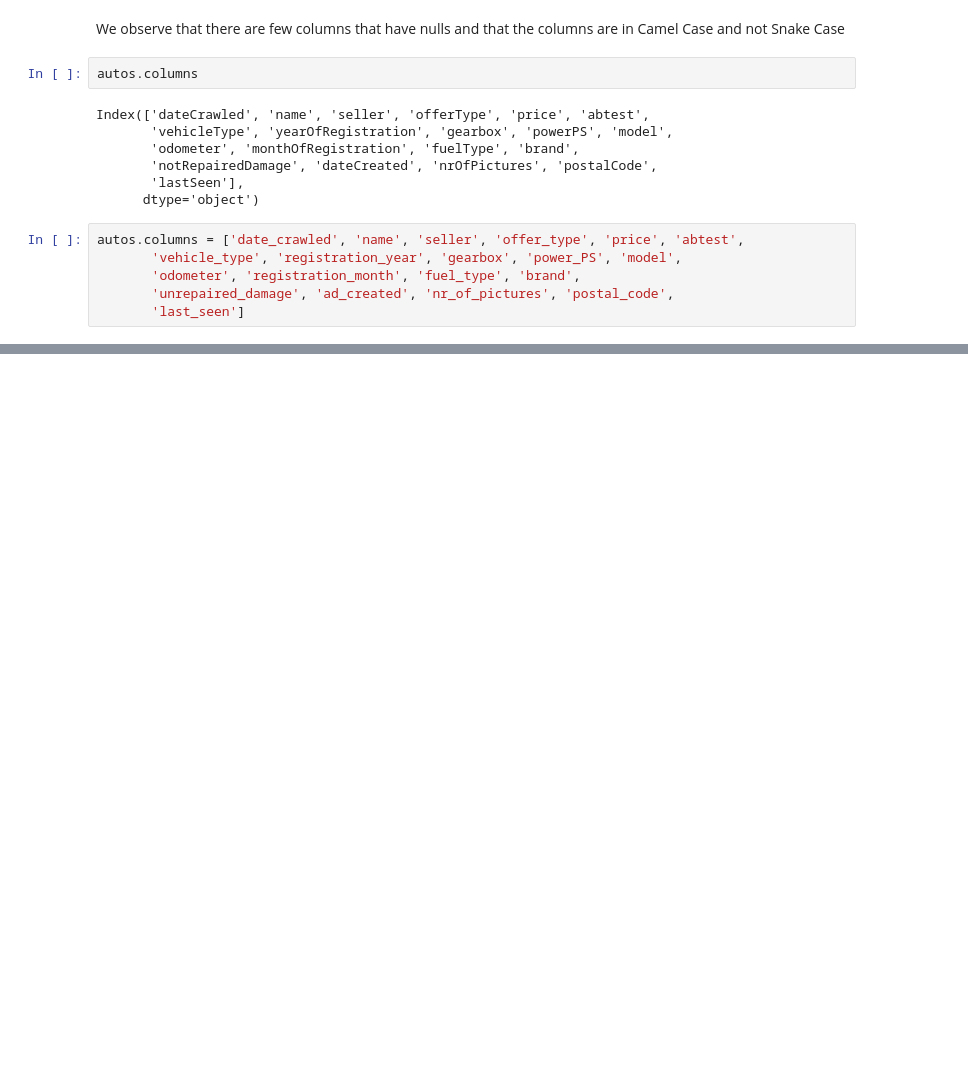
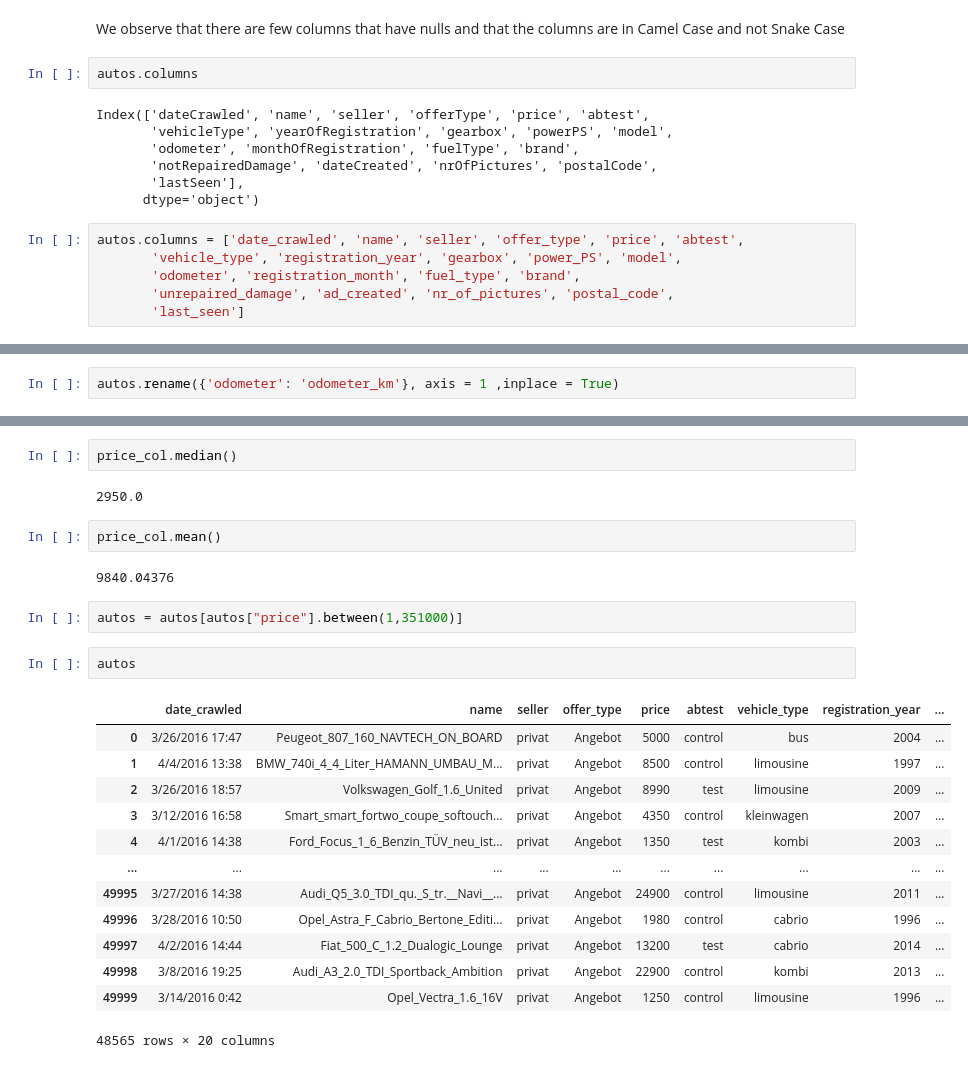
Before and after one commit to hkawamat/hkawamat, a Jupyter notebook: Project 3 PandasNumpy.ipynb, the cells around one changed output, grey strips where cells are left out. Drawn from its saved outputs; the diff is of its cells as text; blank space fills up the shorter version.

```diff
--- a/Project 3 PandasNumpy.ipynb
+++ b/Project 3 PandasNumpy.ipynb
@@ -75,0 +153,2 @@ autos.head()
+# %%
+autos.rename({'odometer': 'odometer_km'}, axis = 1 ,inplace = True)
@@ -75,0 +294,26 @@ autos.head()
+# %%
+price_col.median()
+# %% [output]
+2950.0
+# %%
+price_col.mean()
+# %% [output]
+9840.04376
+# %%
+autos = autos[autos["price"].between(1,351000)]
+# %%
+autos
+# %% [output]
+|  | date_crawled | name | seller | offer_type | price | abtest | vehicle_type | registration_year | ... |
+| 0 | 3/26/2016 17:47 | Peugeot_807_160_NAVTECH_ON_BOARD | privat | Angebot | 5000 | control | bus | 2004 | ... |
+| 1 | 4/4/2016 13:38 | BMW_740i_4_4_Liter_HAMANN_UMBAU_M... | privat | Angebot | 8500 | control | limousine | 1997 | ... |
+| 2 | 3/26/2016 18:57 | Volkswagen_Golf_1.6_United | privat | Angebot | 8990 | test | limousine | 2009 | ... |
+| 3 | 3/12/2016 16:58 | Smart_smart_fortwo_coupe_softouch... | privat | Angebot | 4350 | control | kleinwagen | 2007 | ... |
+| 4 | 4/1/2016 14:38 | Ford_Focus_1_6_Benzin_TÜV_neu_ist... | privat | Angebot | 1350 | test | kombi | 2003 | ... |
+| ... | ... | ... | ... | ... | ... | ... | ... | ... | ... |
+| 49995 | 3/27/2016 14:38 | Audi_Q5_3.0_TDI_qu._S_tr.__Navi__... | privat | Angebot | 24900 | control | limousine | 2011 | ... |
+| 49996 | 3/28/2016 10:50 | Opel_Astra_F_Cabrio_Bertone_Editi... | privat | Angebot | 1980 | control | cabrio | 1996 | ... |
+| 49997 | 4/2/2016 14:44 | Fiat_500_C_1.2_Dualogic_Lounge | privat | Angebot | 13200 | test | cabrio | 2014 | ... |
+| 49998 | 3/8/2016 19:25 | Audi_A3_2.0_TDI_Sportback_Ambition | privat | Angebot | 22900 | control | kombi | 2013 | ... |
+| 49999 | 3/14/2016 0:42 | Opel_Vectra_1.6_16V | privat | Angebot | 1250 | control | limousine | 1996 | ... |
+48565 rows × 20 columns
```
Also changed, not shown: parts of 59 cells of this notebook.
